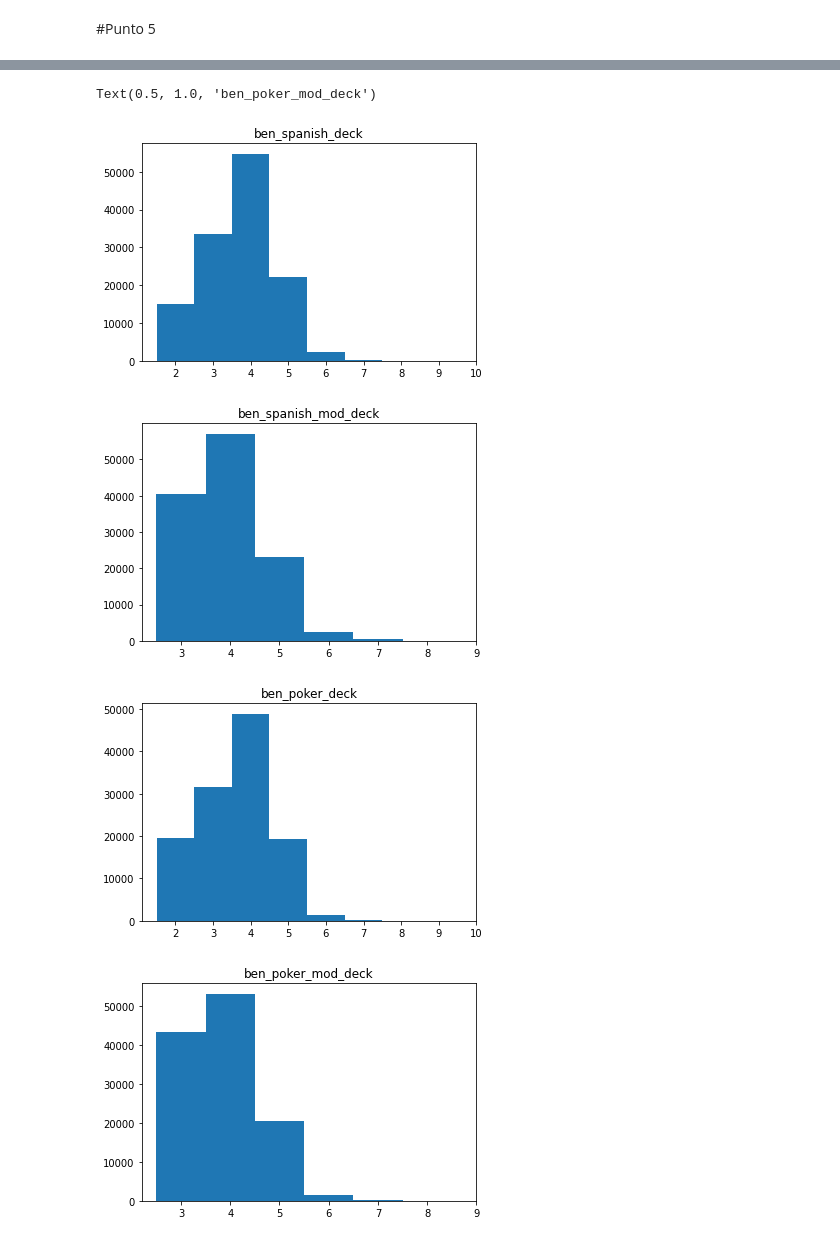
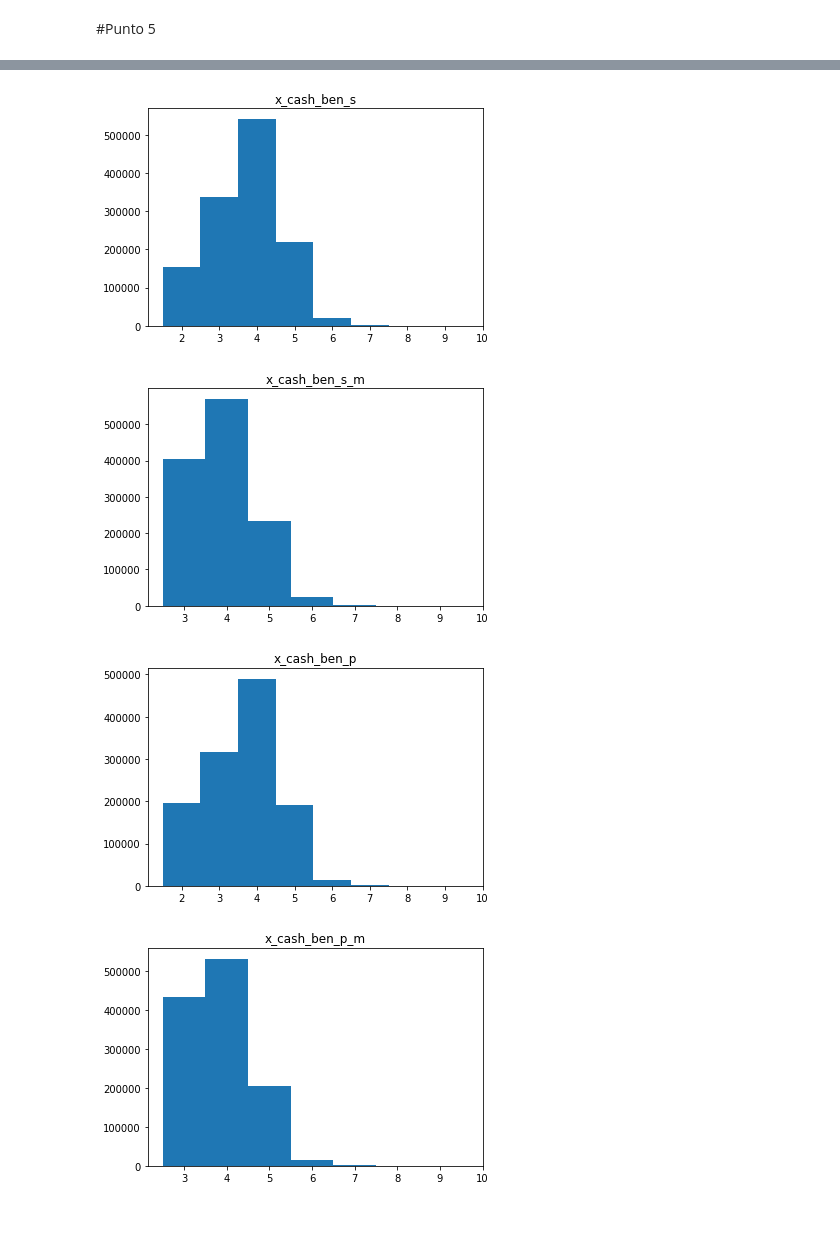
Before and after one commit to santiagoavilaunal/MetNumUN2020II, a Jupyter notebook: lab4/21BlackjackGrClass1StGrooup10.ipynb.ipynb, the cells around one changed output, grey strips where cells are left out. Drawn from its saved outputs; the diff is of its cells as text; code cells hidden in the pictures.

```diff
--- a/lab4/21BlackjackGrClass1StGrooup10.ipynb.ipynb
+++ b/lab4/21BlackjackGrClass1StGrooup10.ipynb.ipynb
@@ -21,13 +21,12 @@ poker_deck_52 = [1,2,3,4,5,6,7,8,9,10,11,12,13,1,2,3,4,5,6,7,8,9,10,11,12,13,1,2
 #baraja poker modificada
 poker_deck_52_1 = [1,2,3,4,5,6,7,8,9,10,10,10,10,1,2,3,4,5,6,7,8,9,10,10,10,10,1,2,3,4,5,6,7,8,9,10,10,10,10,1,2,3,4,5,6,7,8,9,10,10,10,10]
 
-n = 100000
+n = 10000000
 
 
 #calcular la probabilidad de hacer 21 en n intentos con la baraja "cartas", si prnt es verdadero, imprime el resultado con el nombre "name". De lo contrario retorna la probabilidad
 def prob_21(cartas, n, name, prnt):
     prb = 0
-    j = 0
 
     for i in range(n):
         sum = 0
@@ -36,7 +35,6 @@ def prob_21(cartas, n, name, prnt):
             num = r.choice(brj)
             sum += num
             brj.remove(num)
-            j += 1
 
         prb += 1 if sum == 21 else 0
 
@@ -47,7 +45,5 @@ def prob_21(cartas, n, name, prnt):
 
 
 prob_21(spanish_deck_48, n,   "spanish_deck_48  ", True)
-prob_21(spanish_deck_40_1, n, "spanish_deck_40_1", True)
 prob_21(poker_deck_52, n,     "poker_deck_52    ", True)
-prob_21(poker_deck_52_1, n,   "poker_deck_52_1  ", True)
 # %% [output]
@@ -221,9 +210,6 @@ hotdeck = [1,2,1,2,1,2,1,2]
 #la peor baraja, es cualquier baraja que no contenga 1 o 2
 coldeck = list(np.random.randint(3, max(poker_deck_52) + 1, size = 8))
 
-#numero de intentos
-n = 100000
-
 prb_hd = prob_21_s(hotdeck, n, current)
 prb_cd = prob_21_s(coldeck, n, current)
 
@@ -429,7 +301,7 @@ act_hot = [7,7,5]
 hotdeck_prob = 1/10
 
 #cantidad de simulaciones
-n = 1000
+n = 10000
 
 #candidad de juegos, durante le fin de semana
 days = 3
@@ -458,51 +330,22 @@ ben cash poker mod deck  : $ 21761.91 Total games: 600000
 # %%
 x_cash_ben_s = np.asarray(cash_ben_s[1])
 x_cash_ben_s_m = np.asarray(cash_ben_s_m[1])
 x_cash_ben_p = np.asarray(cash_ben_p[1])
 x_cash_ben_p_m = np.asarray(cash_ben_p_m[1])
 
 #histograma simulacion Ben baraja española
-bin8 = np.arange(x_cash_ben_s.min(), x_cash_ben_s.max() + 1.5) - 0.5
-
-f8 = plt.figure()
-
-ax8 = f8.add_subplot(111)
-ax8.hist(x_cash_ben_s, bins = bin8)
-ax8.set_xticks(bin8 + 0.5)
-ax8.set_title('ben_spanish_deck')
+hist(x_cash_ben_s, 'x_cash_ben_s')
 
 #histograma simulacion Ben baraja española modificada
-bin9 = np.arange(x_cash_ben_s_m.min(), x_cash_ben_s_m.max() + 1.5) - 0.5
-
-f9 = plt.figure()
-
-ax9 = f9.add_subplot(111)
-ax9.hist(x_cash_ben_s_m, bins = bin9)
-ax9.set_xticks(bin9 + 0.5)
-ax9.set_title('ben_spanish_mod_deck')
+hist(x_cash_ben_s_m, 'x_cash_ben_s_m')
 
 #histograma simulacion Ben baraja poker
-bin10 = np.arange(x_cash_ben_p.min(), x_cash_ben_p.max() + 1.5) - 0.5
-
-f10 = plt.figure()
-
-ax10 = f10.add_subplot(111)
-ax10.hist(x_cash_ben_p, bins = bin10)
-ax10.set_xticks(bin10 + 0.5)
-ax10.set_title('ben_poker_deck')
+hist(x_cash_ben_p, 'x_cash_ben_p')
 
 #histograma simulacion Ben baraja poker modificada
-bin11 = np.arange(x_cash_ben_p_m.min(), x_cash_ben_p_m.max() + 1.5) - 0.5
-
-f11 = plt.figure()
-
-ax11 = f11.add_subplot(111)
-ax11.hist(x_cash_ben_p_m, bins = bin11)
-ax11.set_xticks(bin11 + 0.5)
-ax11.set_title('ben_poker_mod_deck')
+hist(x_cash_ben_p_m, 'x_cash_ben_p_m')
 # %% [output]
-Text(0.5, 1.0, 'ben_poker_mod_deck')
-[figure, old version]
+[figure, new version]
-[figure, old version]
+[figure, new version]
-[figure, old version]
+[figure, new version]
-[figure, old version]
+[figure, new version]
```
Also changed, not shown: parts of 14 cells of this notebook.
